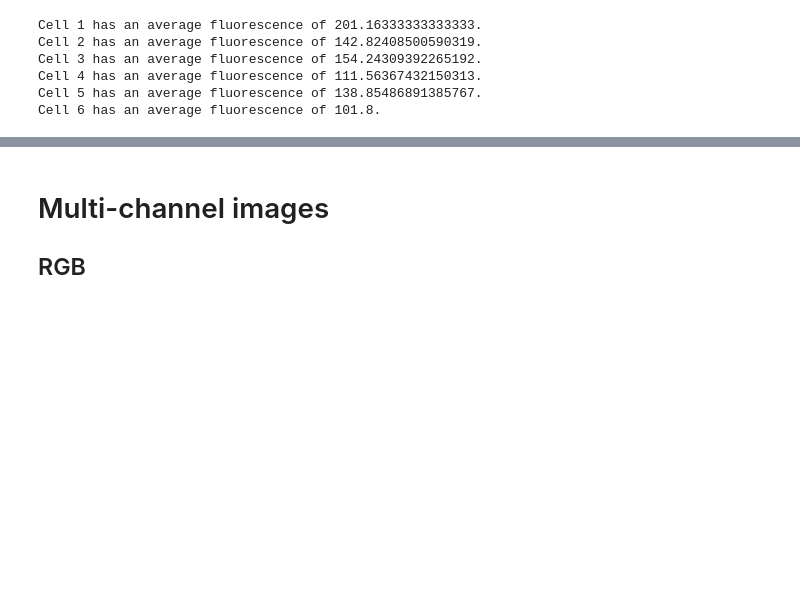
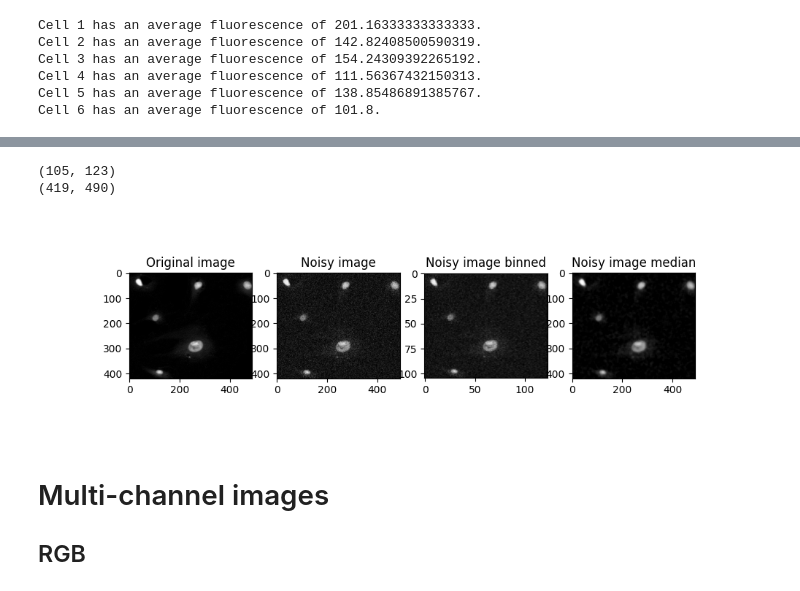
Before and after one commit to EPFL-Center-for-Imaging/ImagingLunch_ImagesInPython, a Jupyter notebook: Content.ipynb, the cells around one changed output, grey strips where cells are left out. Saved outputs shown, nothing was run; the diff lists cells and outputs as text; code cells hidden in the pictures; blank space fills up the shorter version.

```diff
--- a/Content.ipynb
+++ b/Content.ipynb
@@ -160,3 +176,24 @@ Cell 6 has an average fluorescence of 101.8.
+# %%
+noisy_img_binned = skimage.transform.downscale_local_mean(noisy_img, 4)
+print(noisy_img_binned.shape)
+
+noisy_img_median = scipy.ndimage.median_filter(noisy_img, 10)
+print(noisy_img_median.shape)
+
+fig, axes = plt.subplots(1, 4, figsize=(10, 3))
+axes[0].imshow(img, cmap="gray", vmin=0, vmax=255)
+axes[0].set_title("Original image")
+axes[1].imshow(noisy_img, cmap="gray", vmin=0, vmax=255)
+axes[1].set_title("Noisy image")
+axes[2].imshow(noisy_img_binned, cmap="gray", vmin=0, vmax=255)
+axes[2].set_title("Noisy image binned")
+axes[3].imshow(noisy_img_median, cmap="gray", vmin=0, vmax=255)
+axes[3].set_title("Noisy image median")
+plt.show()
+# %% [output]
+(105, 123)
+(419, 490)
+[figure, added]
 # %% [markdown]
 Multi-channel images
 ====================
```
Also changed, not shown: parts of 8 cells of this notebook.
